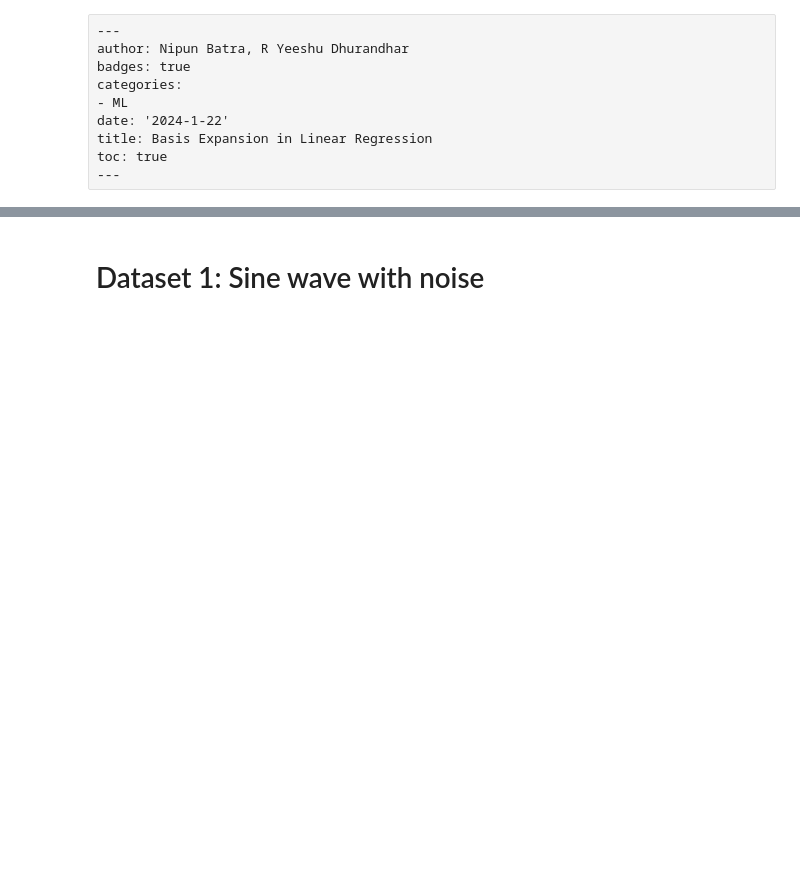
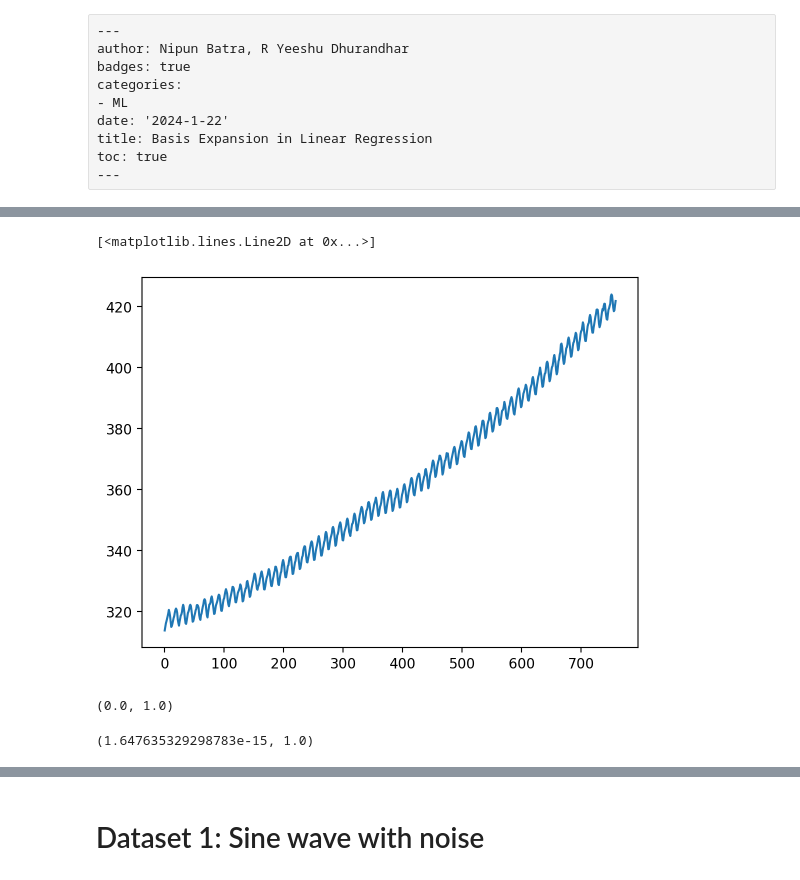
Before and after one commit to nipunbatra/ml-teaching, a Jupyter notebook: notebooks/basis.ipynb, the cells around one changed output, grey strips where cells are left out. Drawn from its saved outputs; the diff is of its cells as text; code cells hidden in the pictures; blank space fills up the shorter version.

```diff
--- a/notebooks/basis.ipynb
+++ b/notebooks/basis.ipynb
@@ -25,0 +60,11 @@ from sklearn.base import BaseEstimator, TransformerMixin
+# %%
+# Create X and y
+
+# X = months since first measurement
+X = np.array(range(len(df)))
+y = df.average.values
+# %%
+plt.plot(X, y)
+# %% [output]
+[<matplotlib.lines.Line2D at 0x...>]
+[figure, added]
@@ -25,0 +79,8 @@ from sklearn.base import BaseEstimator, TransformerMixin
+# %%
+X_norm.mean(), X_norm.std()
+# %% [output]
+(0.0, 1.0)
+# %%
+y_norm.mean(), y_norm.std()
+# %% [output]
+(1.647635329298783e-15, 1.0)
```
Also changed, not shown: parts of 30 cells of this notebook.
